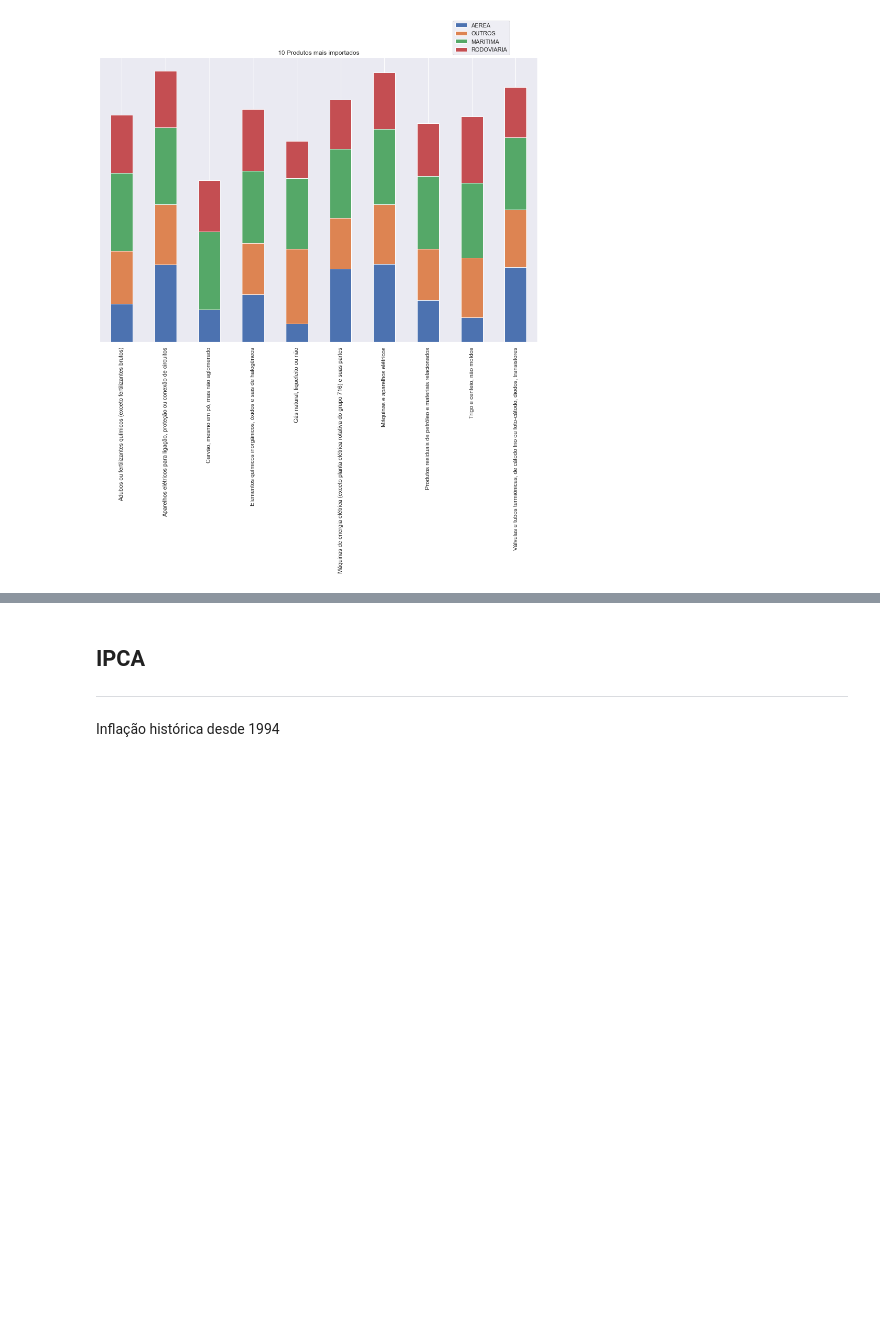
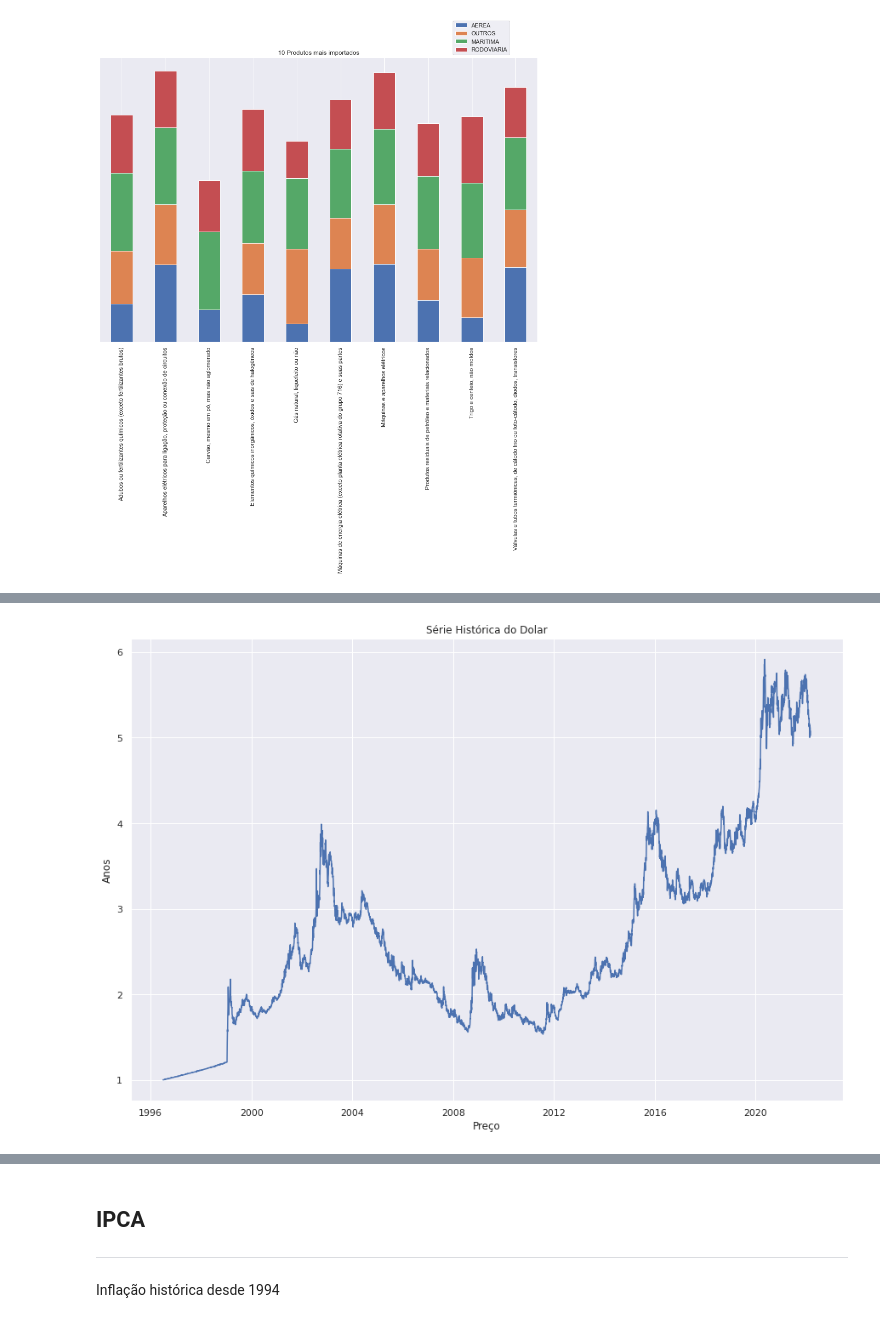
Before and after one commit to Migliorin/Comex-Data-Analysis, a Jupyter notebook: notebooks/analise_dados.ipynb, the cells around one changed output, grey strips where cells are left out. Saved outputs shown, nothing was run; the diff lists cells and outputs as text; code cells hidden in the pictures; blank space fills up the shorter version.

Commit message:
Analise dolar

```diff
--- a/notebooks/analise_dados.ipynb
+++ b/notebooks/analise_dados.ipynb
@@ -65,0 +37,5 @@ memory usage: 21.2+ KB
+# %%
+df_dolar = pd.read_csv("../datasets/export_series_dolar.csv")
+df_dolar.columns = ['data','valor']
+df_dolar = df_dolar.iloc[:-1,:]
+df_dolar.info()
@@ -430,0 +421,15 @@ plt.show()
+# %%
+df_dolar.data = pd.to_datetime(df_dolar.data.apply(lambda x: "-".join(x.split('/')[::-1])))
+# %%
+df_dolar.valor = df_dolar.valor.apply(lambda x: float(x.replace(',','.')))
+# %%
+sns.set_theme(style="darkgrid")
+
+fig, ax = plt.subplots(figsize=(15,10))
+sns.lineplot(data=df_dolar, x="data", y="valor")
+ax.set_title("Série Histórica do Dolar")
+ax.set_xlabel("Preço")
+ax.set_ylabel("Anos")
+plt.show()
+# %% [output]
+[figure, added]
```
Also changed, not shown: parts of 33 cells of this notebook, 3 other files.
